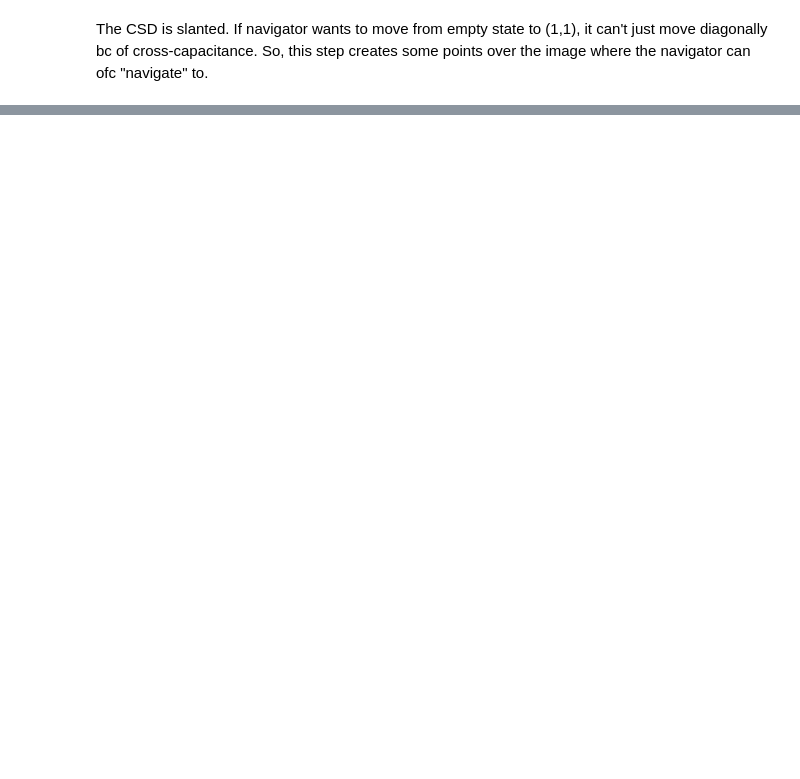
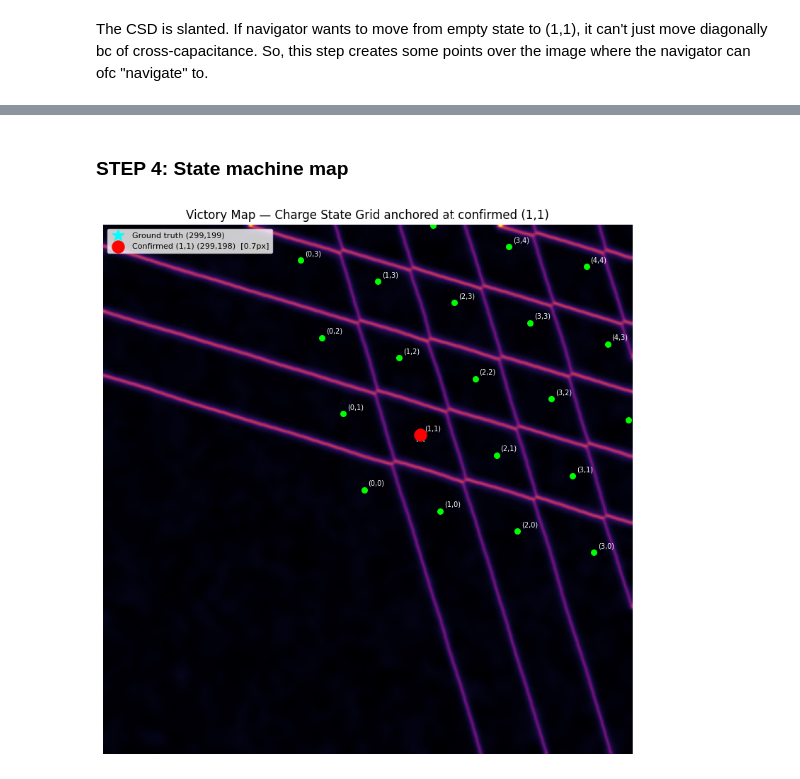
Before and after one commit to letittya/AutoTune-QD, a Jupyter notebook: navigator/navigator_code.ipynb, the cells around one changed output, grey strips where cells are left out. Cells and saved outputs as stored; diff of their text form; code cells hidden in the pictures; blank space fills up the shorter version.

```diff
--- a/navigator/navigator_code.ipynb
+++ b/navigator/navigator_code.ipynb
@@ -65,7 +65,7 @@ YES: Ground Truth (1,1) Target is at: X=299, Y=199
 ### STEP 2: Run 1D extraction on the CSD and extract the matrix
 # %%
 # pass 'img' (from Cell 1) into the function
-M, m1, m2, v1, v2 = run_1d_pipeline(img)
+M, m1, m2, v1, v2, lines = run_1d_pipeline(img)
 
 print(f"\n Navigation Vectors Acquired.")
 print(f"   v1 (Diagonal Step): [{v1[0]:.4f}, {v1[1]:.4f}]")
@@ -186,0 +194,31 @@ print(f"✅ State machine mapped! {len(valid_points)} safe states generated.")
+# %% [markdown]
+### STEP 4: State machine map
+# %%
+step_size = 75
+
+fig, ax = plt.subplots(figsize=(8, 8))
+ax.imshow(img, cmap="inferno")
+
+for i in range(-1, 5):
+    for j in range(-1, 5):
+        point = np.array([confirmed_x, confirmed_y]) + (i * step_size * v1) - (j * step_size * v2)
+        x, y  = int(point[0]), int(point[1])
+        if 0 <= x < w and 0 <= y < h:
+            is_target = (i == 0 and j == 0)
+            ax.scatter(x, y,
+                       color="red" if is_target else "lime",
+                       s=120 if is_target else 30, zorder=3)
+            ax.text(x+4, y-4, f"({i+1},{j+1})", color="white", fontsize=7, zorder=4)
+
+ax.scatter(true_x, true_y, color="cyan", s=150, marker="*", zorder=5,
+           label=f"Ground truth ({true_x},{true_y})")
+ax.scatter(confirmed_x, confirmed_y, color="red", s=150, zorder=5,
+           label=f"Confirmed (1,1) ({confirmed_x},{confirmed_y})  [{dist:.1f}px]")
+
+ax.legend(fontsize=8)
+ax.set_title("Victory Map — Charge State Grid anchored at confirmed (1,1)")
+ax.axis("off")
+plt.tight_layout()
+plt.show()
+# %% [output]
+[figure, added]
```
Also changed, not shown: parts of 5 cells of this notebook, 1 other file.
